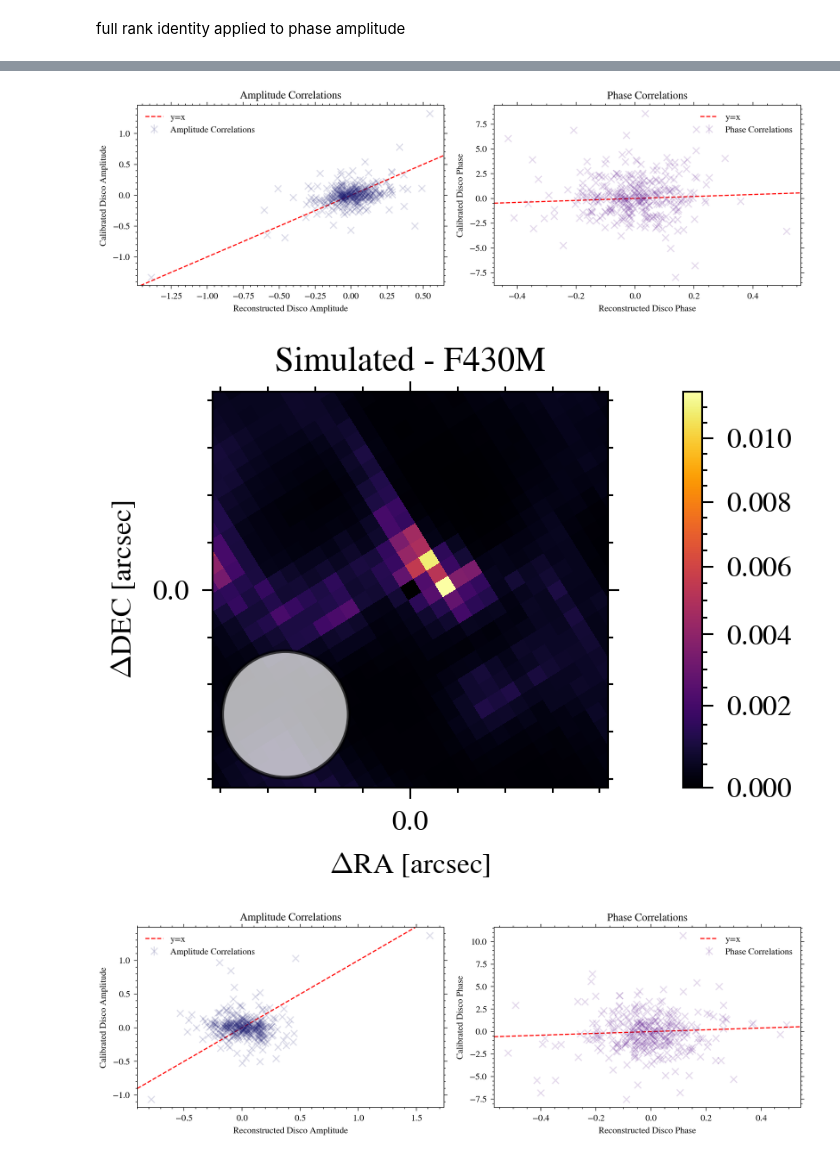
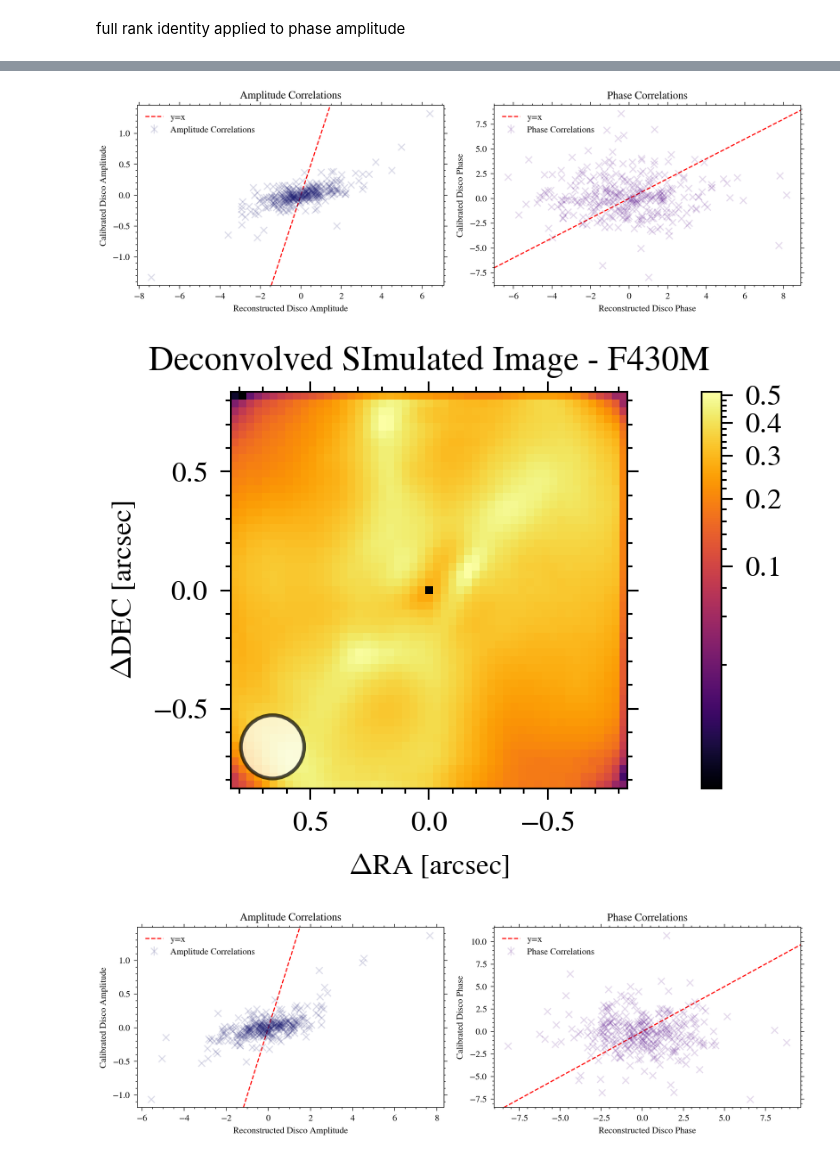
Before and after one commit to JonahDG/frito, a Jupyter notebook: notebooks/demo_deconvolve_sim_disk.ipynb, the cells around one changed output, grey strips where cells are left out. Drawn from its saved outputs; the diff is of its cells as text; code cells hidden in the pictures.

```diff
--- a/notebooks/demo_deconvolve_sim_disk.ipynb
+++ b/notebooks/demo_deconvolve_sim_disk.ipynb
@@ -261,12 +276,13 @@ Text(0.5, 1.0, 'Initial Distribution | Sum: 0.9999999403953552')
 # %%
 sim_noise_key, master_key = jr.split(master_key, 2)
 disco_sim = inject_image(
-    disco_PDS70, test_51x51_image, add_noise=False, key=sim_noise_key
+    disco_PDS70, test_51x51_image, add_noise=True, key=sim_noise_key
 )
 # %%
 optics_diameter = 6.603464
 otf_coords = dlu.pixel_coords(51, 2 * optics_diameter)
-basis = AutoencoderBasis(norm_sutured_ae)
+# basis = AutoencoderBasis(norm_sutured_ae)
+basis = AutoencoderBasis(sutured_ae)
 ois = [
     PROIF(
         oi_data,
@@ -287,7 +303,8 @@ model = PRDM(
     uv_npixels=2 * otf_coords.shape[-1],
     uv_pscale=0.5 * np.diff(otf_coords[0, 0]).mean(),
     oversample=2.0,
-    contrast = 0.1
+    contrast = .1,
+    rotate=False
 )
 # %%
 oi = ois[0]
@@ -335,7 +352,8 @@ def norm_fn(model_params, args):
             # distribution += 1e-16 * ((window + 1) % 2)
             # log_dist = np.log10(distribution / distribution.sum())
             # log_dist = basis.to_basis(log_dist)
-            params["log_dist"][k] = log_dist
+            # params["log_dist"][k] = log_dist/np.sum(log_dist)
+            params['log_dist'][k] = log_dist
 
     return model_params.set("params", params), args
 
@@ -356,18 +374,18 @@ def grad_fn(model, grads, args):
     return grads, args
 
 
-n_epoch = 20_000
+n_epoch = 20_000#2000
 config = {
     # "log_dist": adam(1e-3, 0),
     # "log_dist": adam(linear_schedule(1e-8, 1e-3, 5000, 1500)),
-    "log_dist": adam(1e-6, 0),
+    "log_dist": adam(5e-7,0), #adam(1e-5, 0),
     "contrast": sgd(1e-8, 0),
     # "contrast": sgd(2e-8, 100),
     # "log_dist": adam(5e-3, 0),
 }
 args = {
     "reg_dict": {
-        # "TV": (5e0, drt.stats.TV),
+        # "TV": (1e0, drt.stats.TV),
     },
     "basis": basis,
 }
@@ -402,6 +420,6 @@ Final Loss: 41,764,500.00
 # %%
 for oi in ois:
-    dist = result.model(oi)
+    dist = result.model.get_distribution(oi, exponentiate=False)
     n = dist.shape[0]  # <-- grab the size from the distribution itself
 
     disco_amp, disco_phase = np.split(oi(result.model), 2)
@@ -446,22 +464,34 @@ for oi in ois:
     # # PLOT THE DISTRIBUTINO
 
     fig, ax = plt.subplots(figsize=(6, 2.3))
-
     c0 = drt.plotting.plot_result(
         ax,
-        dist.at[n // 2, n // 2].set(np.nan),
-        pixel_scale=dlu.rad2arcsec(model.pscale_in),
+        dist.at[init_dist.shape[0] // 2, init_dist.shape[1] // 2].set(
+            np.nan
+        ),
+        pixel_scale=dlu.rad2arcsec(result.model.pscale_in),
         cmap=inferno,
-        norm=mpl.colors.PowerNorm(0.9, vmin=0),
-        roll_angle_degrees=-oi.parang,
-        diff_lim=dlu.rad2arcsec(oi.wavel / optics_diameter),
-        scale=2.0,
+        diff_lim = dlu.rad2arcsec(oi.wavel / optics_diameter),
+        norm=mpl.colors.PowerNorm(0.3),
+        # scale=2.0
     )
 
     fig.colorbar(c0)
+    # c0 = drt.plotting.plot_result(
+    #     ax,
+    #     dist,
+    #     pixel_scale=dlu.rad2arcsec(model.pscale_in),
+    #     cmap=inferno,
+    #     norm=mpl.colors.PowerNorm(0.9, vmin=0),
+    #     roll_angle_degrees=-oi.parang,
+    #     diff_lim=dlu.rad2arcsec(oi.wavel / optics_diameter),
+    #     scale=2.0,
+    # )
+
+    # fig.colorbar(c0)
 
     ax.set(
-        title=f"Simulated - {oi.key}",
+        title=f"Deconvolved SImulated Image - {oi.key}",
     )
 
     plt.tight_layout()
@@ -475,3 +505,3 @@ plotting.plot(result.history)
-[figure, old version]
+[figure, new version]
-[figure, old version]
+[figure, new version]
-[figure, old version]
+[figure, new version]
```
Also changed, not shown: parts of 16 cells of this notebook, 8 other files.
